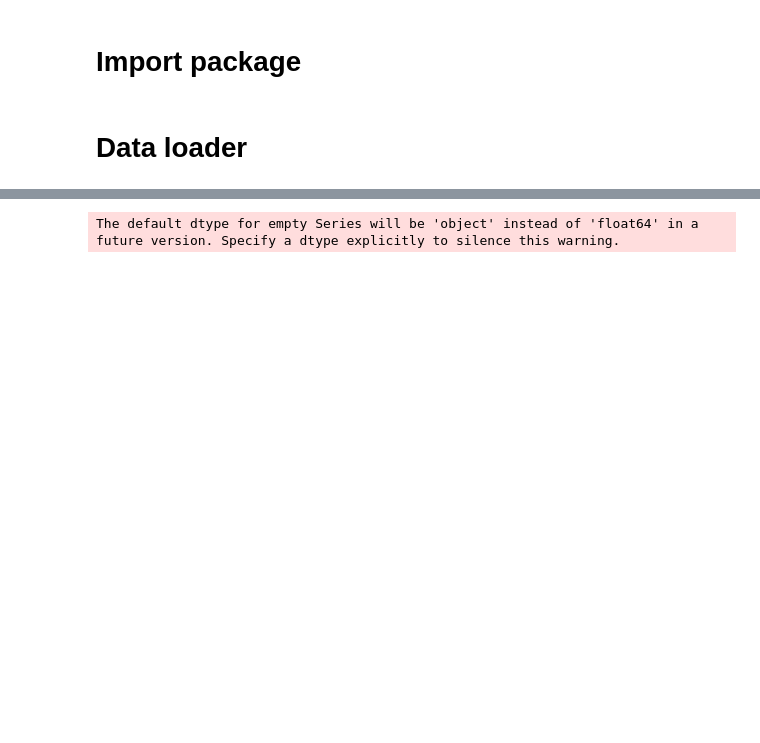
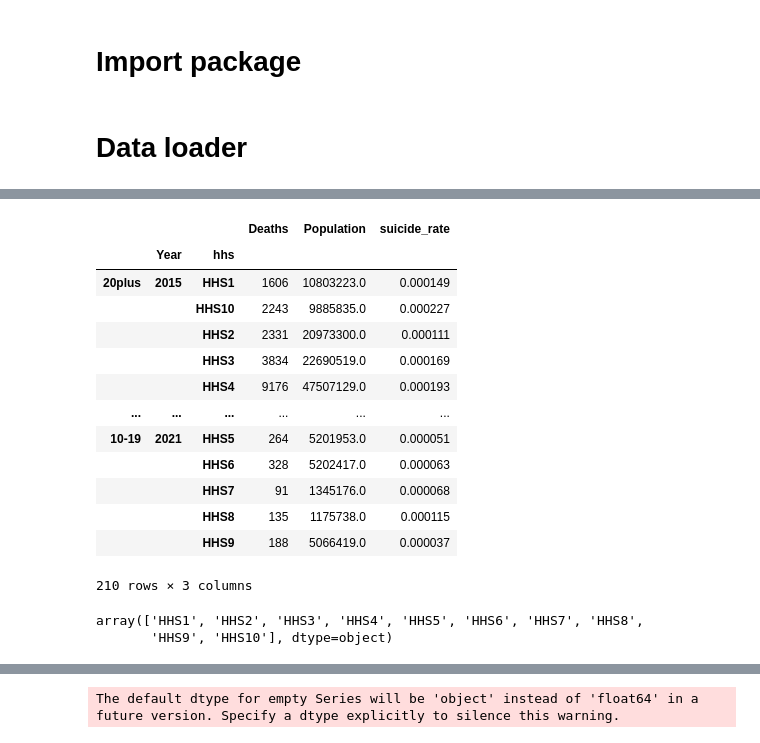
Before and after one commit to arnaud39/us_suicide_study, a Jupyter notebook: Suicide Project.ipynb, the cells around one changed output, grey strips where cells are left out. Drawn from its saved outputs; the diff is of its cells as text; code cells hidden in the pictures; blank space fills up the shorter version.

```diff
--- a/Suicide Project.ipynb
+++ b/Suicide Project.ipynb
@@ -301,0 +502,22 @@ sd.plot_by_race(variable="suicide_rate")
+# %%
+sd.merged["hhs"]
+# %% [output]
+|  |  |  | Deaths | Population | suicide_rate |
+|  | Year | hhs |  |  |  |
+| 20plus | 2015 | HHS1 | 1606 | 10803223.0 | 0.000149 |
+|  |  | HHS10 | 2243 | 9885835.0 | 0.000227 |
+|  |  | HHS2 | 2331 | 20973300.0 | 0.000111 |
+|  |  | HHS3 | 3834 | 22690519.0 | 0.000169 |
+|  |  | HHS4 | 9176 | 47507129.0 | 0.000193 |
+| ... | ... | ... | ... | ... | ... |
+| 10-19 | 2021 | HHS5 | 264 | 5201953.0 | 0.000051 |
+|  |  | HHS6 | 328 | 5202417.0 | 0.000063 |
+|  |  | HHS7 | 91 | 1345176.0 | 0.000068 |
+|  |  | HHS8 | 135 | 1175738.0 | 0.000115 |
+|  |  | HHS9 | 188 | 5066419.0 | 0.000037 |
+210 rows × 3 columns
+# %%
+sd.partitions["hhs"]
+# %% [output]
+array(['HHS1', 'HHS2', 'HHS3', 'HHS4', 'HHS5', 'HHS6', 'HHS7', 'HHS8',
+       'HHS9', 'HHS10'], dtype=object)
```
Also changed, not shown: parts of 8 cells of this notebook, 1 other file.
